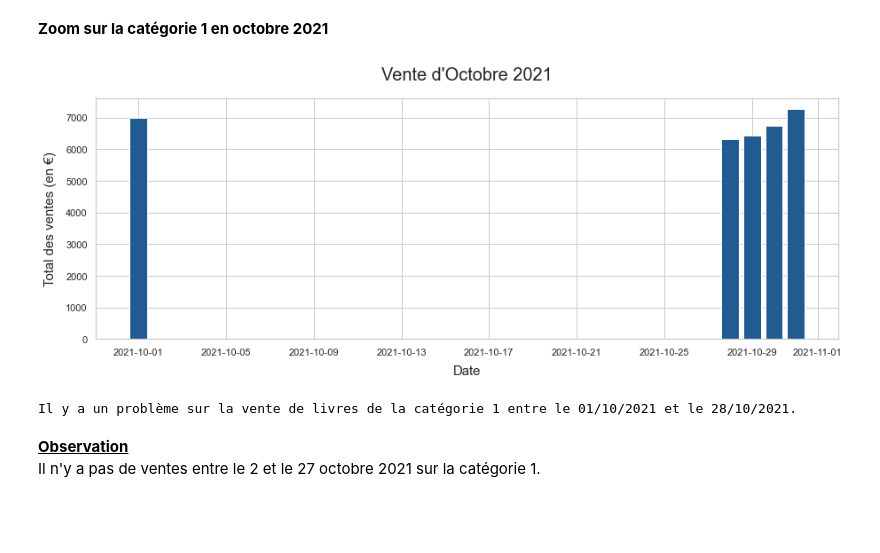
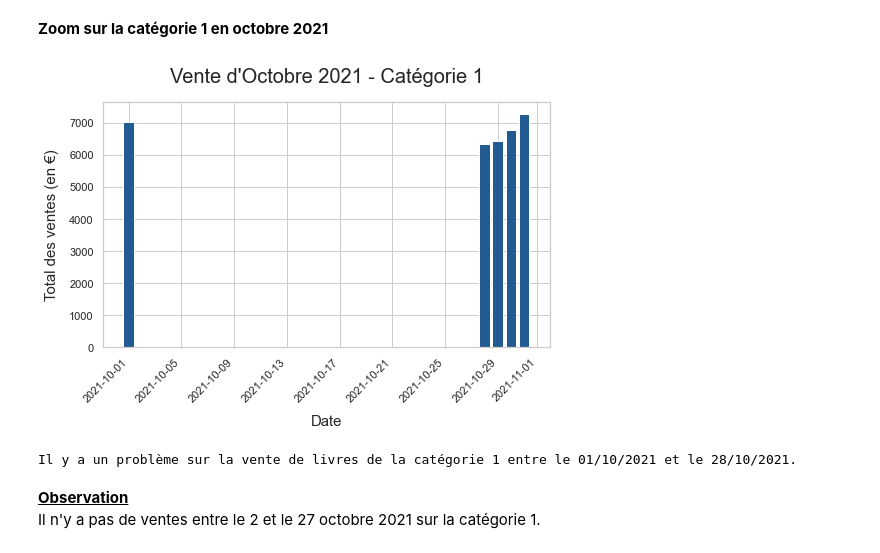
Before and after one commit to dumbor/P6---Analyse-de-ventes, a Jupyter notebook: Analysez les ventes d'une librairie.ipynb, the cells around one changed output. Drawn from its saved outputs; the diff is of its cells as text; code cells hidden in the pictures; blank space fills up the shorter version.

```diff
--- a/Analysez les ventes d'une librairie.ipynb
+++ b/Analysez les ventes d'une librairie.ipynb
@@ -423,8 +421,8 @@ Je vais appliquer le prix moyen au produit manquant, et la catégorie ayant le p
 # %%
-mean_price=np.mean(main_df.price)
+mean_price=round(np.mean(main_df.price),2)
 most_numerous_categ = main_df.groupby("categ", as_index=False).agg({"categ":'count'}).reset_index().sort_values(by="categ",ascending=False)
 
-print(f"""Le prix moyen d'un livre est de {mean_price:.2f}€.
-La catégorie la plus représentée est la {most_numerous_categ.index[0]} avec {most_numerous_categ.categ[0]} occurences.""")
+print(f"""Le prix moyen d'un livre est de {mean_price}€.
+La catégorie la plus vendue est la {most_numerous_categ.index[0]} avec {most_numerous_categ.categ[0]} occurences.""")
 # %% [output]
 Le prix moyen d'un livre est de 17.45€.
@@ -432,5 +430,5 @@ La catégorie la plus représentée est la 0 avec 415459 occurences.
 # %%
-main_df.price.fillna(value=round(mean_price,2), inplace=True)
+main_df.price.fillna(value=mean_price,inplace=True)
 main_df.categ.fillna(value=most_numerous_categ.index[0], inplace=True)
 # %% [markdown]
 Vérification de la modification
@@ -969,21 +959,23 @@ first_transaction_after_issue=first_transaction_after_issue.strftime("%d/%m/%Y")
 # %%
 # Plot category 1 in october
 graph = october_sales[october_sales["categ"]==1]
-fig, ax = plt.subplots(figsize=(15,5))
+fig, ax = plt.subplots(figsize=(8,5))
+fig.autofmt_xdate(rotation=45)
+
 ax.bar(graph['date'], graph['total_sales'],color="#225b91")
 
 # General layouts
-plt.title("Vente d'Octobre 2021", loc='center', fontsize=20, fontweight=0, pad=20)
+plt.title("Vente d'Octobre 2021 - Catégorie 1", loc='center', fontsize=20, fontweight=0, pad=20)
 plt.xlabel("Date", fontsize = 15, labelpad=10)
 plt.ylabel("Total des ventes (en €)", fontsize = 15, labelpad=10)
 
-plt.savefig(fname='img/octoberSalesIssue.png', dpi=200)
+plt.savefig(fname='img/octoberSalesIssue.png', dpi=200, bbox_inches="tight")
 
 plt.show()
 
 print(f"Il y a un problème sur la vente de livres de la catégorie 1 entre le {last_transaction_before_issue } et le {first_transaction_after_issue}.")
 # %% [output]
-[figure, old version]
+[figure, new version]
 Il y a un problème sur la vente de livres de la catégorie 1 entre le 01/10/2021 et le 28/10/2021.
 # %% [markdown]
 **<u>Observation</u>**<br>
```
Also changed, not shown: parts of 36 cells of this notebook.
